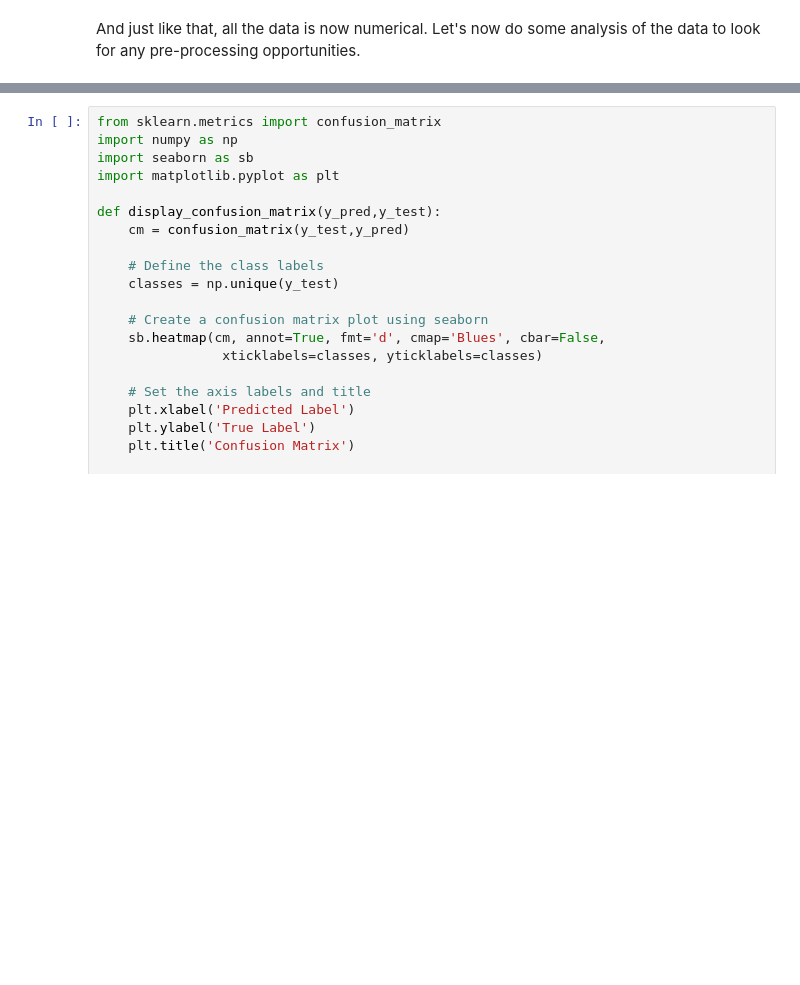
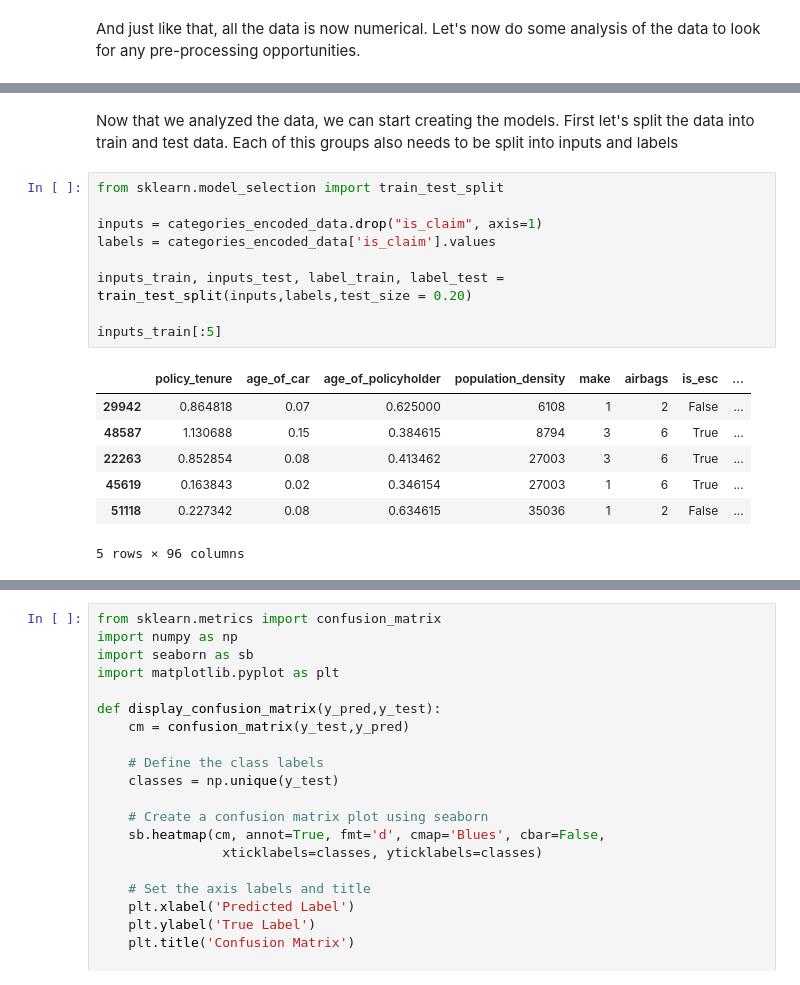
Before and after one commit to pedrogomes29/Car_Insurance_Claim_Prediction, a Jupyter notebook: main.ipynb, the cells around one changed output, grey strips where cells are left out. Saved outputs shown, nothing was run; the diff lists cells and outputs as text; blank space fills up the shorter version.

```diff
--- a/main.ipynb
+++ b/main.ipynb
@@ -190,0 +176,19 @@ plt.tight_layout()
+# %% [markdown]
+Now that we analyzed the data, we can start creating the models. First let's split the data into train and test data. Each of this groups also needs to be split into inputs and labels
+# %%
+from sklearn.model_selection import train_test_split
+
+inputs = categories_encoded_data.drop("is_claim", axis=1)
+labels = categories_encoded_data['is_claim'].values
+
+inputs_train, inputs_test, label_train, label_test = train_test_split(inputs,labels,test_size = 0.20)
+
+inputs_train[:5]
+# %% [output]
+|  | policy_tenure | age_of_car | age_of_policyholder | population_density | make | airbags | is_esc | ... |
+| 29942 | 0.864818 | 0.07 | 0.625000 | 6108 | 1 | 2 | False | ... |
+| 48587 | 1.130688 | 0.15 | 0.384615 | 8794 | 3 | 6 | True | ... |
+| 22263 | 0.852854 | 0.08 | 0.413462 | 27003 | 3 | 6 | True | ... |
+| 45619 | 0.163843 | 0.02 | 0.346154 | 27003 | 1 | 6 | True | ... |
+| 51118 | 0.227342 | 0.08 | 0.634615 | 35036 | 1 | 2 | False | ... |
+5 rows × 96 columns
```
Also changed, not shown: parts of 9 cells of this notebook.
